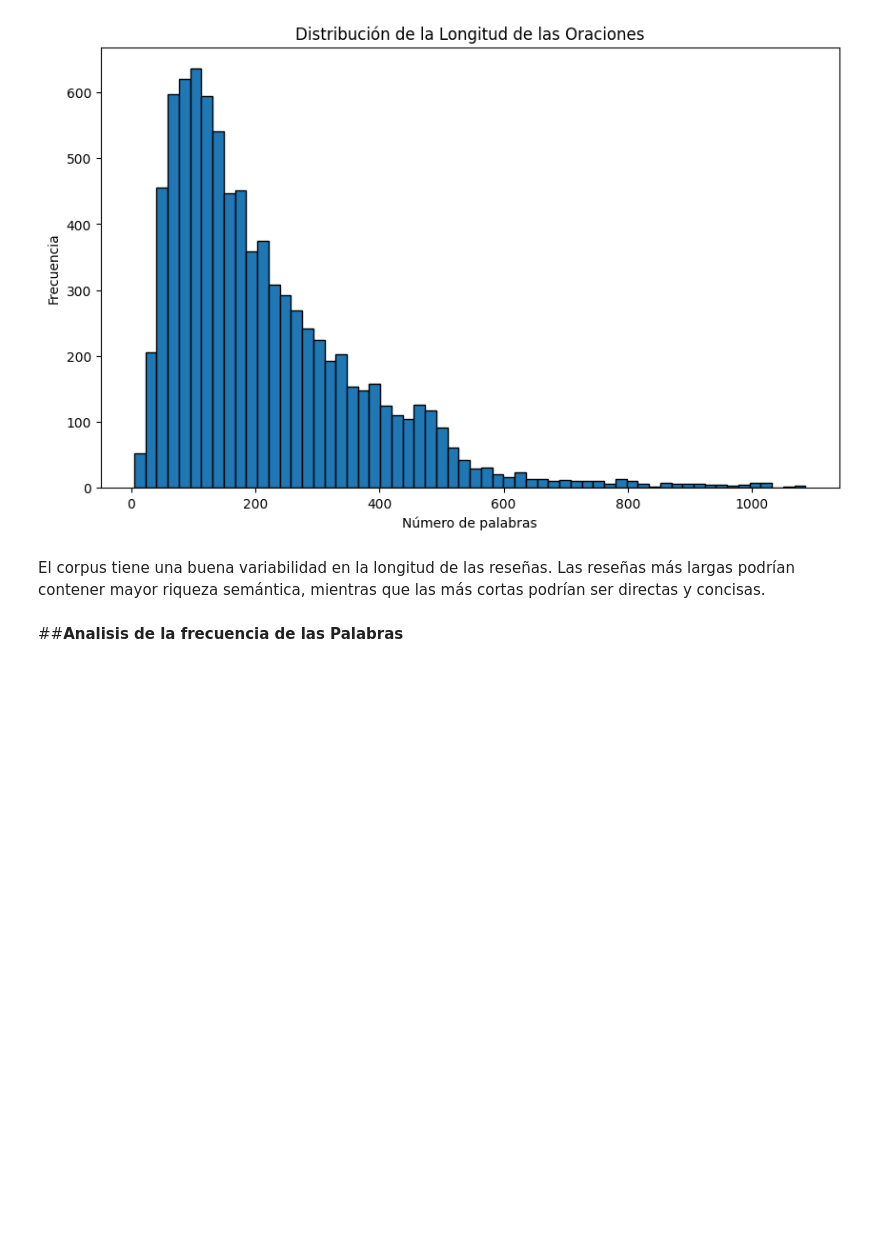
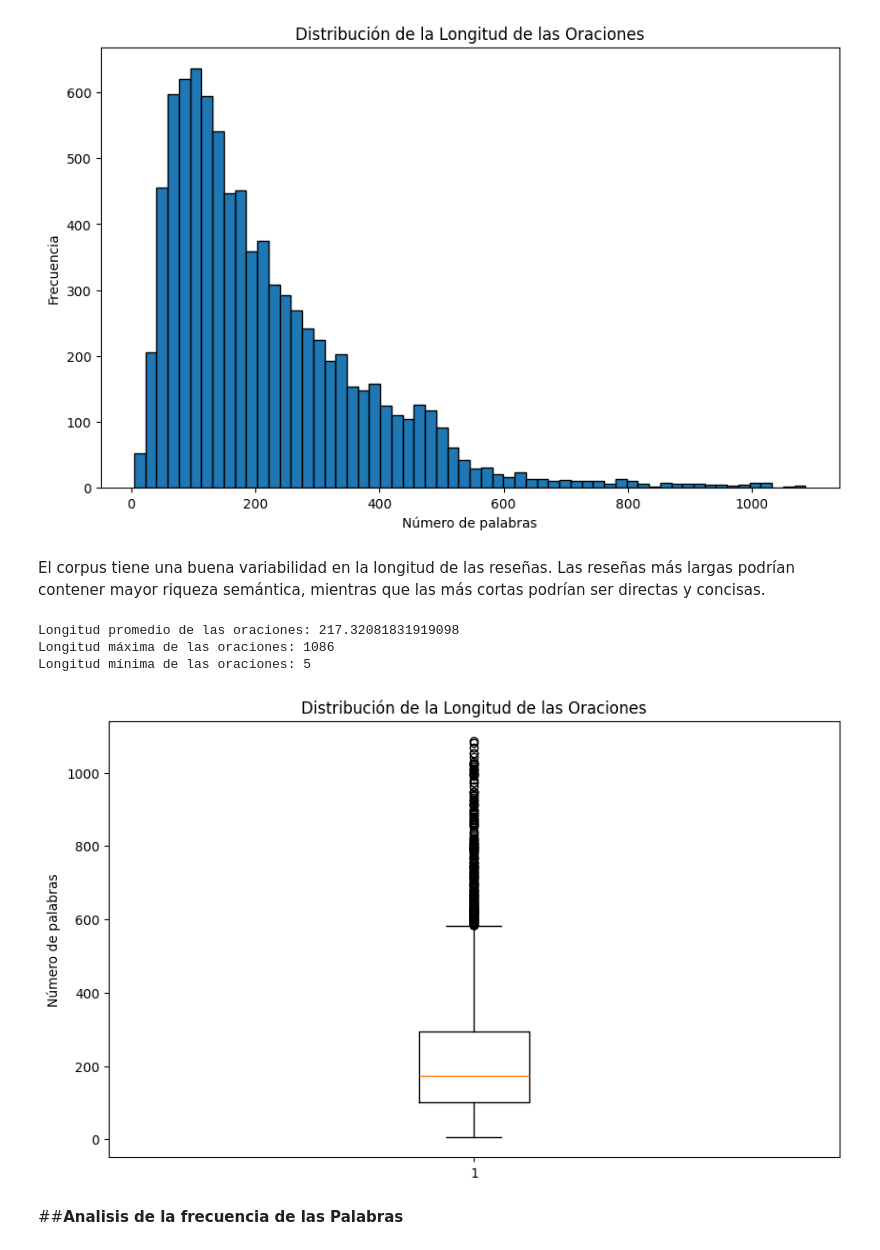
Before and after one commit to tdiego74/Clase_Data_Science_III_PBLC, a Jupyter notebook: Copia_de_Proyecto_DS_III_Entrega_Final_Tocci.ipynb, the cells around one changed output. Saved outputs shown, nothing was run; the diff lists cells and outputs as text; code cells hidden in the pictures; blank space fills up the shorter version.

```diff
--- a/Copia_de_Proyecto_DS_III_Entrega_Final_Tocci.ipynb
+++ b/Copia_de_Proyecto_DS_III_Entrega_Final_Tocci.ipynb
@@ -206,6 +206,28 @@ plt.show()
 # %% [markdown]
 El corpus tiene una buena variabilidad en la longitud de las reseñas.
 Las reseñas más largas podrían contener mayor riqueza semántica, mientras que las más cortas podrían ser directas y concisas.
+# %%
+# Longitud promedio de las oraciones
+avg_sentence_length = sum(sentence_lengths) / num_sentences
+print(f"Longitud promedio de las oraciones: {avg_sentence_length}")
+
+# Longitud máxima y mínima de las oraciones
+max_sentence_length = max(sentence_lengths)
+min_sentence_length = min(sentence_lengths)
+print(f"Longitud máxima de las oraciones: {max_sentence_length}")
+print(f"Longitud mínima de las oraciones: {min_sentence_length}")
+
+# Distribución de la longitud de las oraciones
+plt.figure(figsize=(10, 6))
+plt.boxplot(sentence_lengths)
+plt.title('Distribución de la Longitud de las Oraciones')
+plt.ylabel('Número de palabras')
+plt.show()
+# %% [output]
+Longitud promedio de las oraciones: 217.32081831919098
+Longitud máxima de las oraciones: 1086
+Longitud mínima de las oraciones: 5
+[figure, added]
 # %% [markdown]
 ##**Analisis de la frecuencia de las Palabras**
 # %%
```
Also changed, not shown: parts of 4 cells of this notebook.
